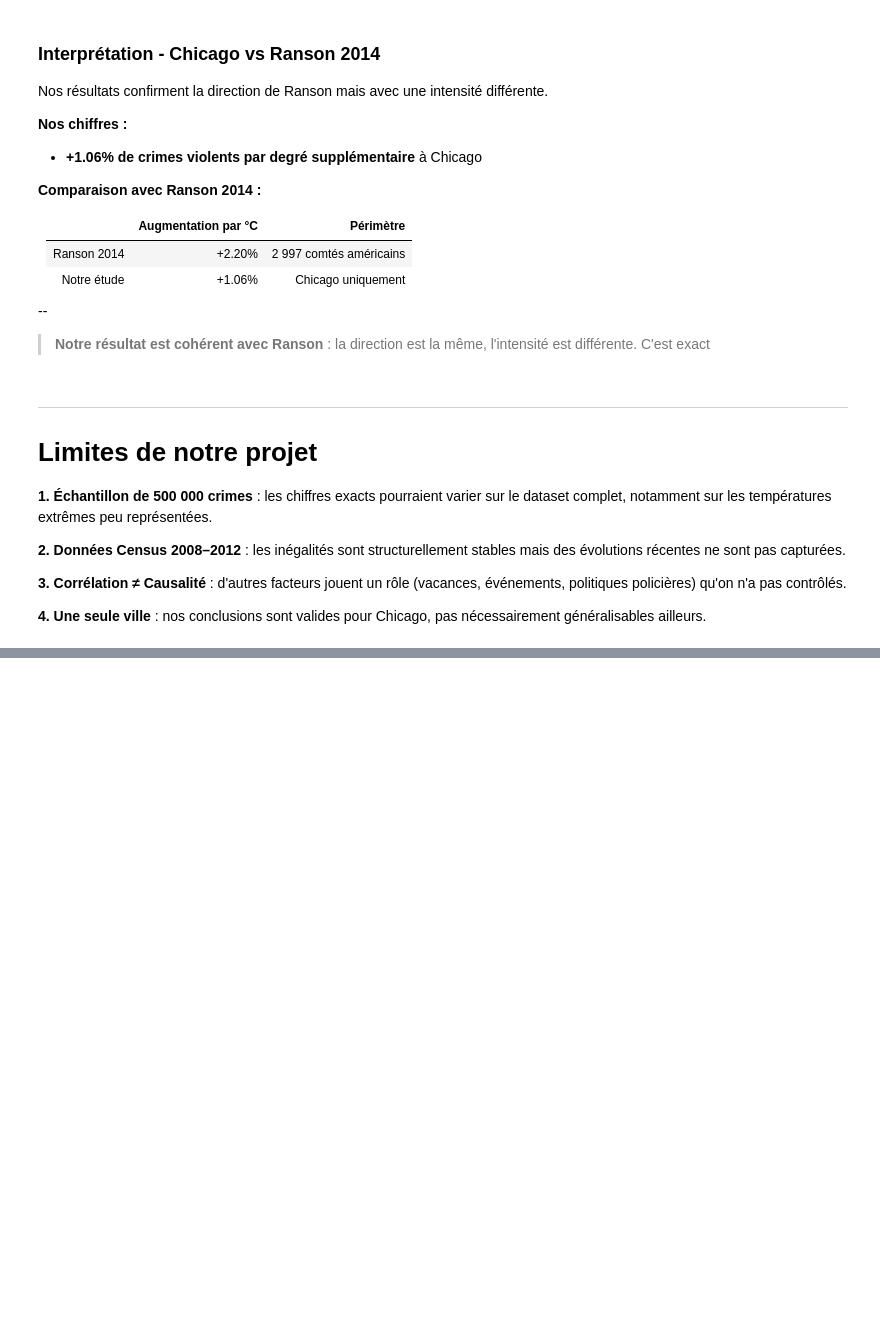
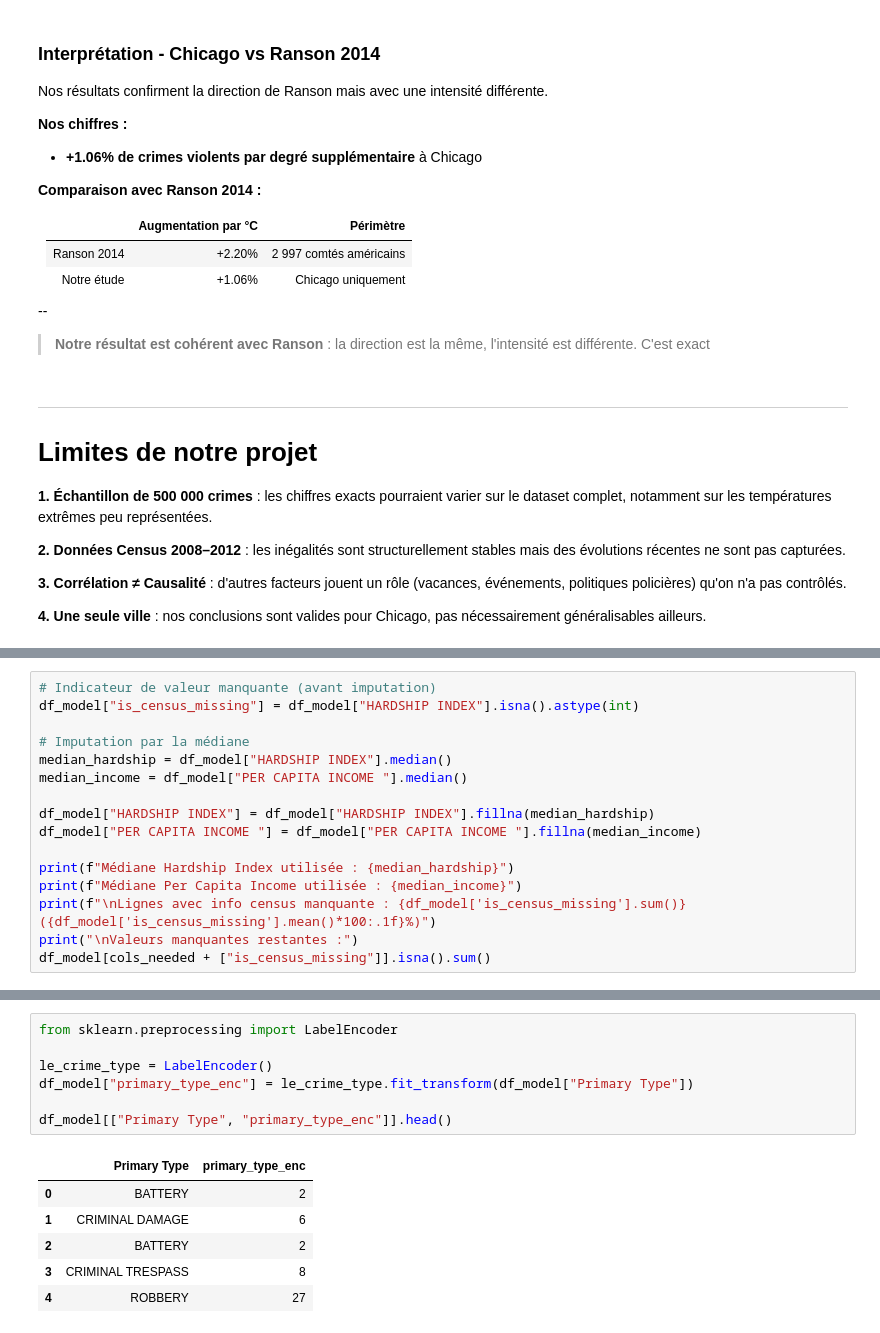
Before and after one commit to Carlos-H-24/chicago-crime-analysis, a Jupyter notebook: notebooks/analysis.ipynb, the cells around one changed output, grey strips where cells are left out. Cells and saved outputs as stored; diff of their text form; blank space fills up the shorter version.

```diff
--- a/notebooks/analysis.ipynb
+++ b/notebooks/analysis.ipynb
@@ -1260,0 +1331,16 @@ Ce qu'on a découvert :
+# %%
+# Indicateur de valeur manquante (avant imputation)
+df_model["is_census_missing"] = df_model["HARDSHIP INDEX"].isna().astype(int)
+
+# Imputation par la médiane
+median_hardship = df_model["HARDSHIP INDEX"].median()
+median_income = df_model["PER CAPITA INCOME "].median()
+
+df_model["HARDSHIP INDEX"] = df_model["HARDSHIP INDEX"].fillna(median_hardship)
+df_model["PER CAPITA INCOME "] = df_model["PER CAPITA INCOME "].fillna(median_income)
+
+print(f"Médiane Hardship Index utilisée : {median_hardship}")
+print(f"Médiane Per Capita Income utilisée : {median_income}")
+print(f"\nLignes avec info census manquante : {df_model['is_census_missing'].sum()} ({df_model['is_census_missing'].mean()*100:.1f}%)")
+print("\nValeurs manquantes restantes :")
+df_model[cols_needed + ["is_census_missing"]].isna().sum()
@@ -1260,0 +1392,14 @@ Ce qu'on a découvert :
+# %%
+from sklearn.preprocessing import LabelEncoder
+
+le_crime_type = LabelEncoder()
+df_model["primary_type_enc"] = le_crime_type.fit_transform(df_model["Primary Type"])
+
+df_model[["Primary Type", "primary_type_enc"]].head()
+# %% [output]
+|  | Primary Type | primary_type_enc |
+| 0 | BATTERY | 2 |
+| 1 | CRIMINAL DAMAGE | 6 |
+| 2 | BATTERY | 2 |
+| 3 | CRIMINAL TRESPASS | 8 |
+| 4 | ROBBERY | 27 |
```
Also changed, not shown: parts of 28 cells of this notebook, 3 other files.
